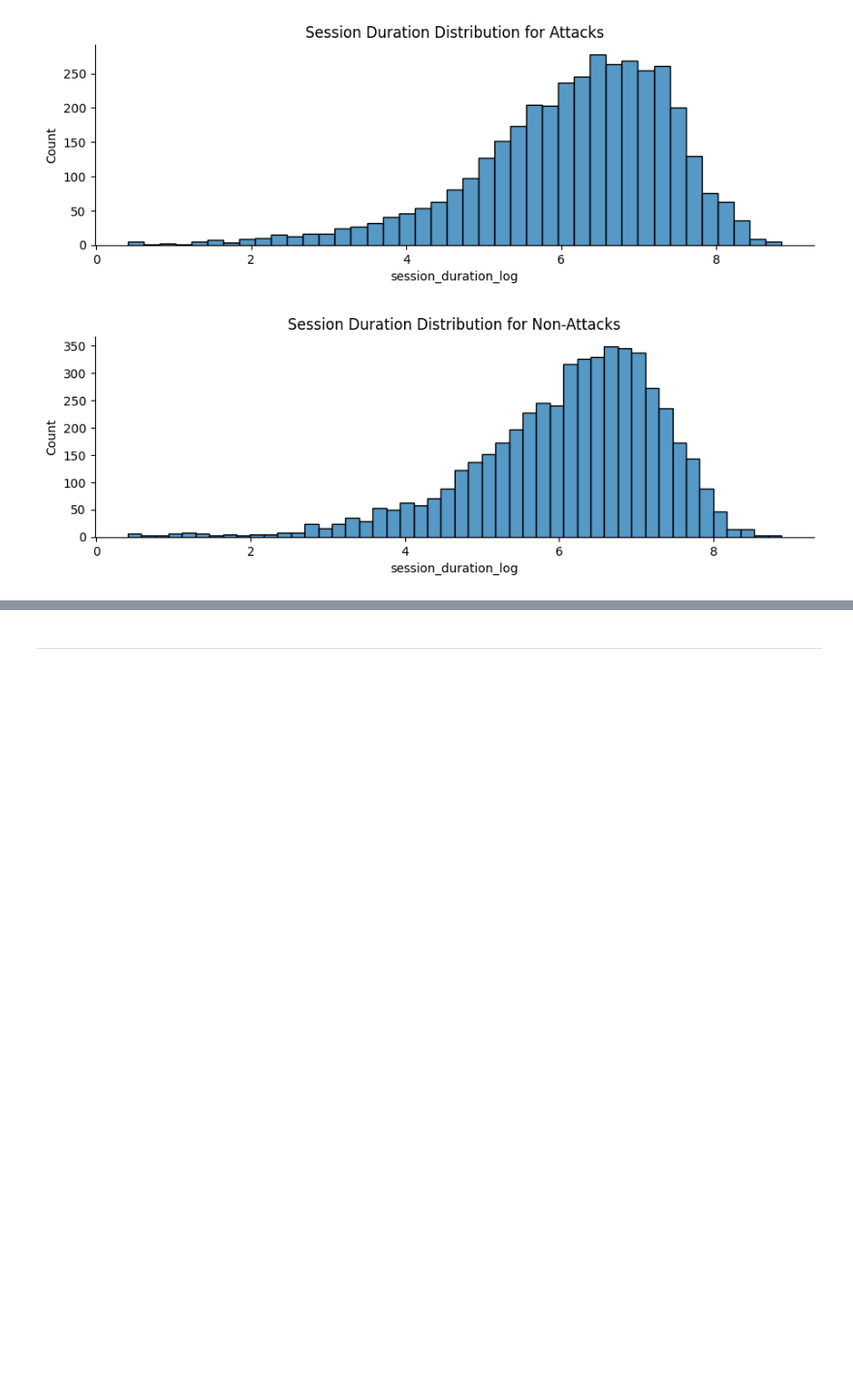
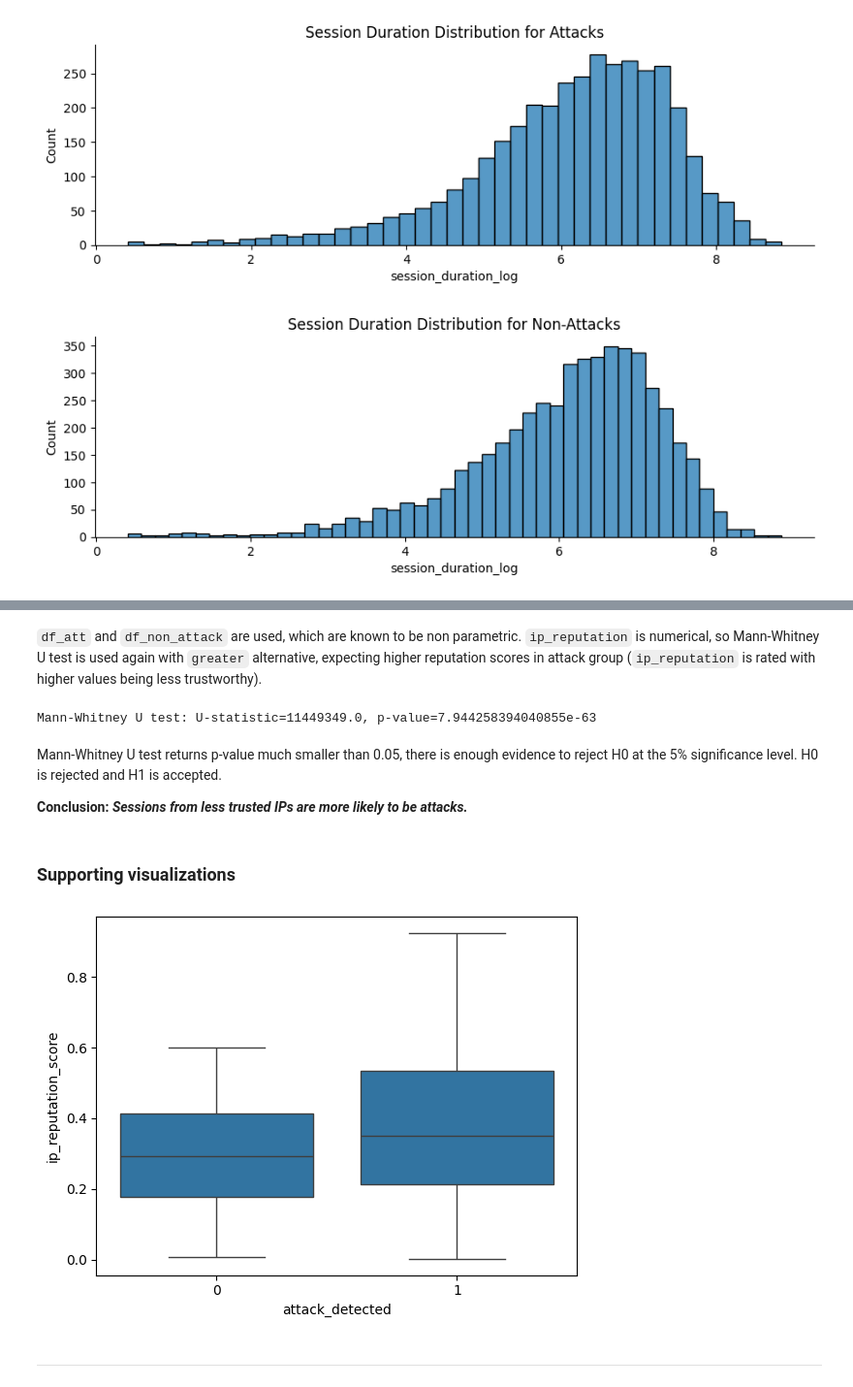
Before and after one commit to maleeper/Cyber, a Jupyter notebook: jupyter_notebooks/02_EDA.ipynb, the cells around one changed output, grey strips where cells are left out. Shown: that part at 97% size. Drawn from its saved outputs; the diff is of its cells as text; code cells hidden in the pictures; blank space fills up the shorter version.

```diff
--- a/jupyter_notebooks/02_EDA.ipynb
+++ b/jupyter_notebooks/02_EDA.ipynb
@@ -247,3 +321,23 @@ plt.show()
+# %% [markdown]
+`df_att` and `df_non_attack` are used, which are known to be non parametric. `ip_reputation` is numerical, so Mann-Whitney U test is used again with `greater` alternative, expecting higher reputation scores in attack group (`ip_reputation` is rated with higher values being less trustworthy).
+# %%
+# Mann-Whitney U test for ip_reputation
+u_stat, p_value = mannwhitneyu(df_att['ip_reputation_score'], df_non_att['ip_reputation_score'], alternative='greater')
+print(f"Mann-Whitney U test: U-statistic={u_stat}, p-value={p_value}")
+# %% [output]
+Mann-Whitney U test: U-statistic=11449349.0, p-value=7.944258394040855e-63
+# %% [markdown]
+Mann-Whitney U test returns p-value much smaller than 0.05, there is enough evidence to reject H0 at the 5% significance level. H0 is rejected and H1 is accepted.
+
+**Conclusion:** ***Sessions from less trusted IPs are more likely to be attacks.***
+# %% [markdown]
+### Supporting visualizations
+# %%
+# Boxplot visualization
+sns.boxplot(data = df, x='attack_detected', y='ip_reputation_score')
+plt.show()
+# %% [output]
+[figure, added]
 # %% [markdown]
 ---
 # %% [markdown]
```
Also changed, not shown: parts of 16 cells of this notebook.
